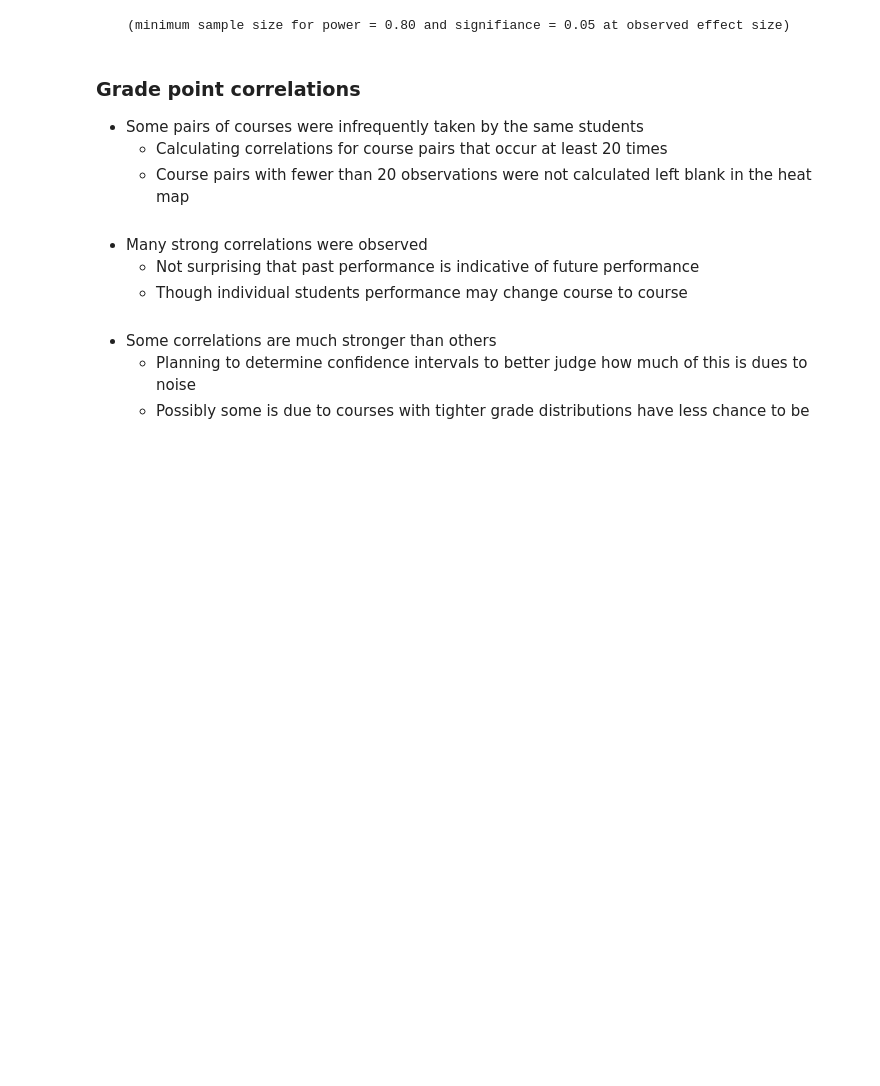
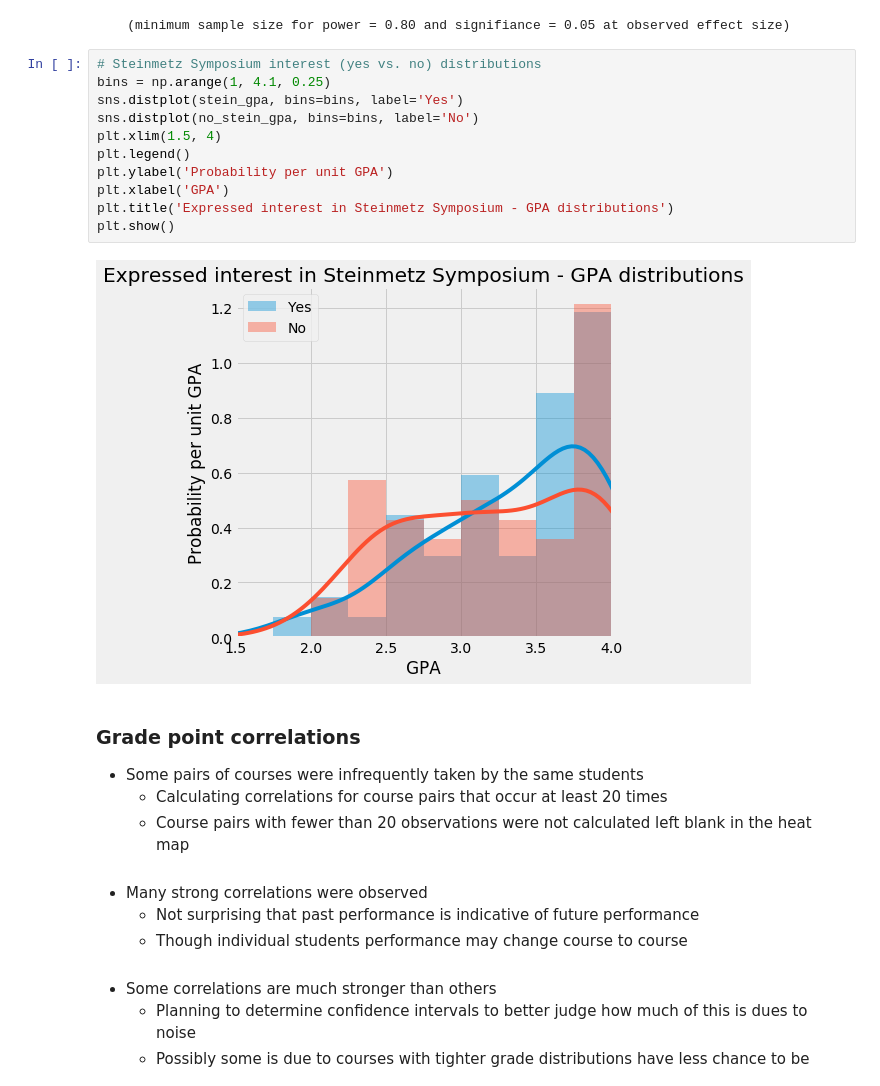
Before and after one commit to pmgasper/union_students, a Jupyter notebook: nb04_hypothesis_testing.ipynb, the cells around one changed output. Saved outputs shown, nothing was run; the diff lists cells and outputs as text; blank space fills up the shorter version.

```diff
--- a/nb04_hypothesis_testing.ipynb
+++ b/nb04_hypothesis_testing.ipynb
@@ -392,6 +392,19 @@ Sample size power analysis:
 | Interest | 54 | 328 | 334 |
 | No interest | 56 | 340 | 334 |
     (minimum sample size for power = 0.80 and signifiance = 0.05 at observed effect size)
+# %%
+# Steinmetz Symposium interest (yes vs. no) distributions
+bins = np.arange(1, 4.1, 0.25)
+sns.distplot(stein_gpa, bins=bins, label='Yes')
+sns.distplot(no_stein_gpa, bins=bins, label='No')
+plt.xlim(1.5, 4)
+plt.legend()
+plt.ylabel('Probability per unit GPA')
+plt.xlabel('GPA')
+plt.title('Expressed interest in Steinmetz Symposium - GPA distributions')
+plt.show()
+# %% [output]
+[figure, added]
 # %% [markdown]
 ### Grade point correlations
 
```
Also changed, not shown: parts of 11 cells of this notebook.
